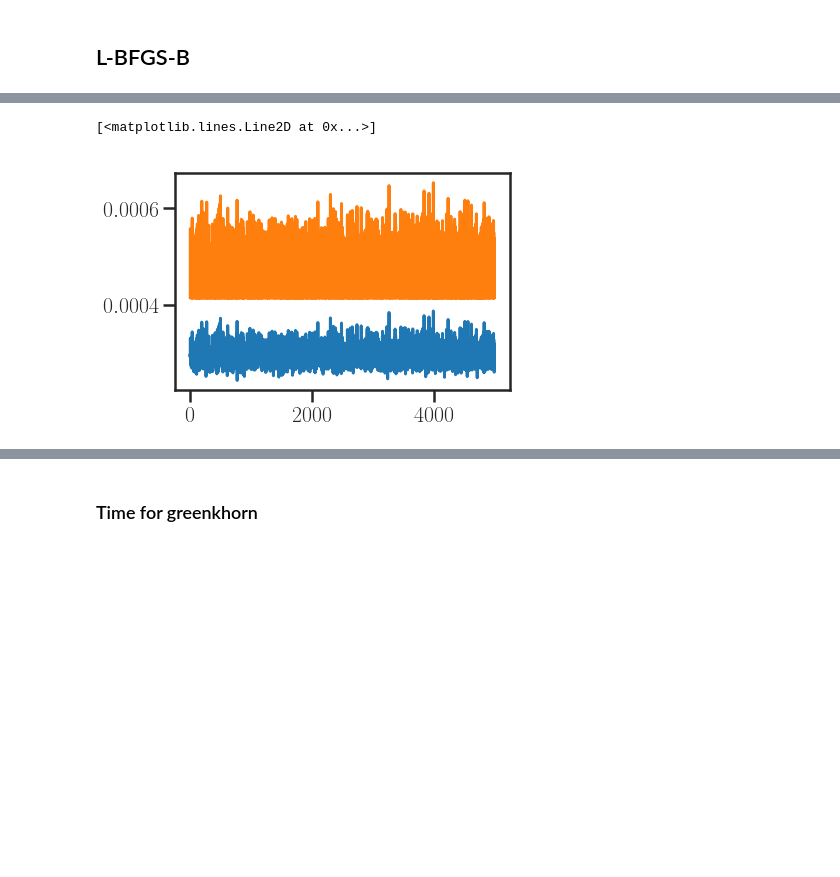
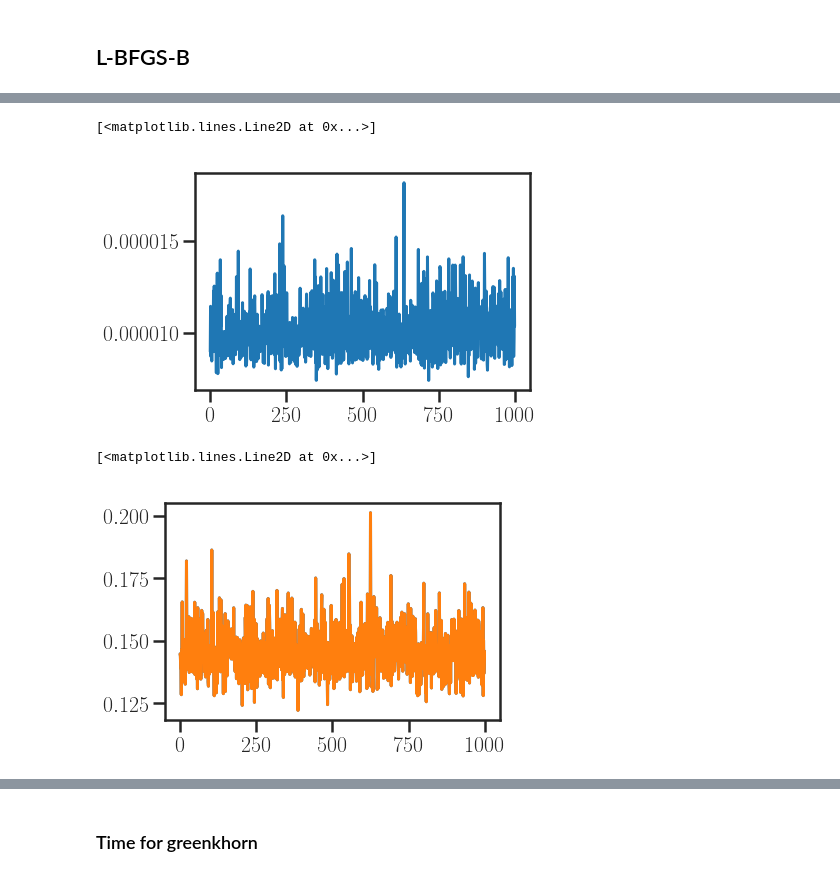
Before and after one commit to mzalaya/screenkhorn, a Jupyter notebook: notebooks/test_L-BFGS-B-.ipynb, the cells around one changed output, grey strips where cells are left out. Drawn from its saved outputs; the diff is of its cells as text; code cells hidden in the pictures; blank space fills up the shorter version.

```diff
--- a/notebooks/test_L-BFGS-B-.ipynb
+++ b/notebooks/test_L-BFGS-B-.ipynb
@@ -158,6 +261,11 @@ plt.plot(lbfgsb[0]/2)
+# %%
+plt.plot(lbfgsb[0])
+# %% [output]
+[<matplotlib.lines.Line2D at 0x...>]
+[figure, added]
 # %%
-plt.plot(exp_v_star)
-plt.plot(lbfgsb[1]*2)
+plt.plot(exp_v_star*1e2)
+plt.plot(lbfgsb[1])
 # %% [output]
 [<matplotlib.lines.Line2D at 0x...>]
-[figure, old version]
+[figure, new version]
```
Also changed, not shown: parts of 30 cells of this notebook, 9 other files.
